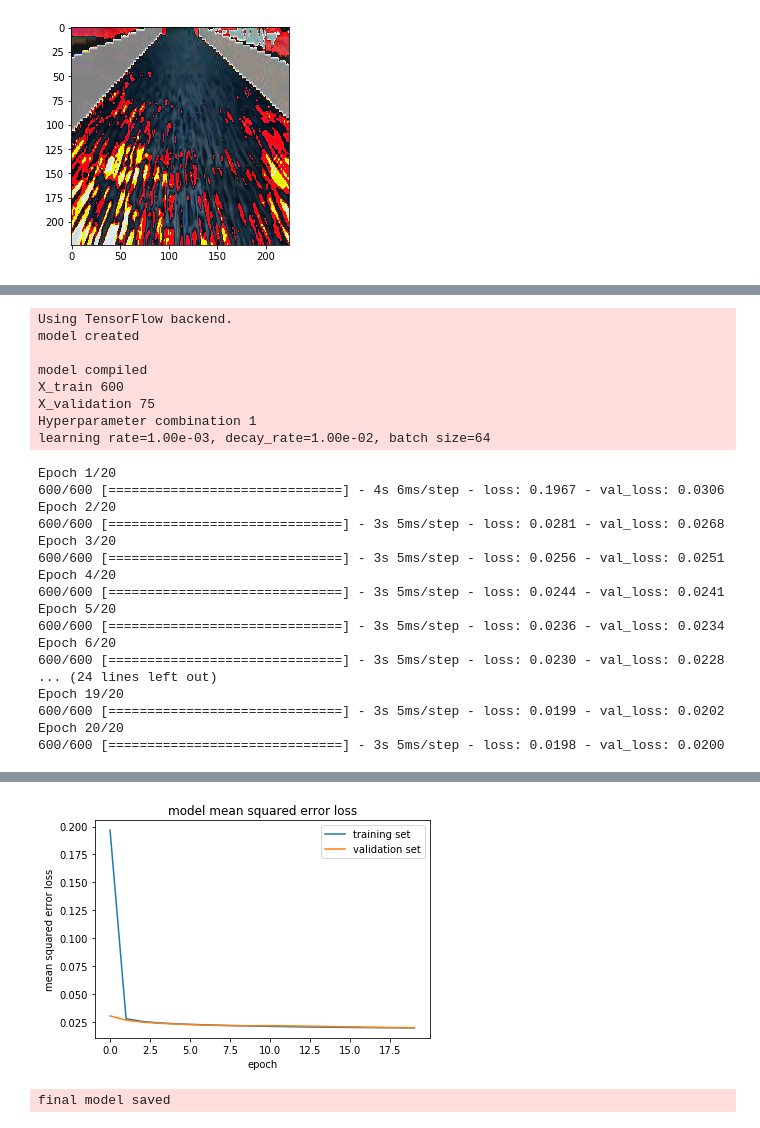
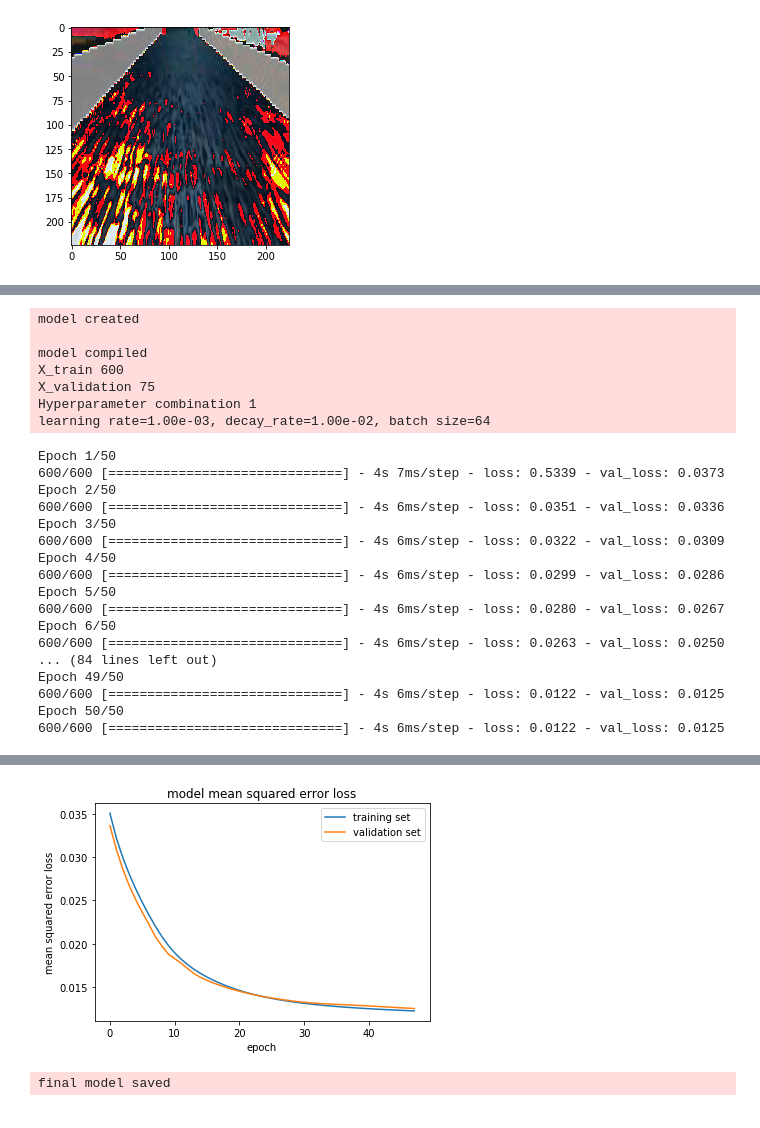
Before and after one commit to WangYuanMike/CarND-Behavioral-Cloning-P3, a Jupyter notebook: model.ipynb, the cells around one changed output, grey strips where cells are left out. Drawn from its saved outputs; the diff is of its cells as text; code cells hidden in the pictures.

```diff
--- a/model.ipynb
+++ b/model.ipynb
@@ -227,7 +227,7 @@ y_validation = np.load('bottleneck_labels_validation.npy')
 learning_rates = [1e-3]
 decay_rates = [1e-2]
 batch_sizes = [64]
-num_epoch = 20
+num_epoch = 50
 
 # model and history object of various hyperparameters combinations
 hyperparameter_dict = {}
@@ -237,8 +237,9 @@ best_model_history = None
 # Create NVIDIA model
 model = Sequential()
 model.add(Flatten(input_shape=X_train.shape[1:]))
-model.add(Dense(256))
-model.add(Dense(64))
+model.add(Dense(512))
+model.add(Dense(128))
+model.add(Dense(32))
 model.add(Dense(8))
 model.add(Dense(1))
 
@@ -293,8 +294,8 @@ for h in hyperparameter_dict:
                 .format(h[0][0], h[0][1], h[0][2], h[1][0], h[1][1]))
 
 # Visualize training loss and validation loss of best model
-plt.plot(best_model_history.history['loss'])
-plt.plot(best_model_history.history['val_loss'])
+plt.plot(best_model_history.history['loss'][1:-1])
+plt.plot(best_model_history.history['val_loss'][1:-1])
 plt.title('model mean squared error loss')
 plt.ylabel('mean squared error loss')
 plt.xlabel('epoch')
@@ -303,8 +304,8 @@ plt.show()
 
 # Prepare for creating final model
 preprocessing_model = Sequential()
-preprocessing_model.add(Cropping2D(cropping=((65, 25), (0,0)), input_shape=(160, 320, 3)))
-preprocessing_model.add(Lambda(lambda x: tf.image.resize_images(x, size=(224, 224))))
+#preprocessing_model.add(Cropping2D(cropping=((65, 25), (0,0)), input_shape=(160, 320, 3)))
+preprocessing_model.add(Lambda(lambda x: tf.image.resize_images(x, size=(224, 224)), input_shape=(160, 320, 3)))
 preprocessing_model.add(Lambda(lambda x: x / 255.0 - 0.5, input_shape=(224, 224, 3)))
 resnet_model = applications.resnet50.ResNet50(include_top=False, weights='imagenet')
 
@@ -319,7 +320,6 @@ final_model = Model(inputs=image, outputs=angle)
 final_model.save('model.h5')
 logger.info('final model saved')
 # %% [output]
-Using TensorFlow backend.
 model created
 
 model compiled
@@ -327,23 +327,23 @@ X_train 600
 X_validation 75
 Hyperparameter combination 1
 learning rate=1.00e-03, decay_rate=1.00e-02, batch size=64
-Epoch 1/20
-600/600 [==============================] - 4s 6ms/step - loss: 0.1967 - val_loss: 0.0306
-Epoch 2/20
-600/600 [==============================] - 3s 5ms/step - loss: 0.0281 - val_loss: 0.0268
-Epoch 3/20
-600/600 [==============================] - 3s 5ms/step - loss: 0.0256 - val_loss: 0.0251
-Epoch 4/20
-600/600 [==============================] - 3s 5ms/step - loss: 0.0244 - val_loss: 0.0241
-Epoch 5/20
-600/600 [==============================] - 3s 5ms/step - loss: 0.0236 - val_loss: 0.0234
-Epoch 6/20
-600/600 [==============================] - 3s 5ms/step - loss: 0.0230 - val_loss: 0.0228
-... (24 lines left out)
-Epoch 19/20
-600/600 [==============================] - 3s 5ms/step - loss: 0.0199 - val_loss: 0.0202
-Epoch 20/20
-600/600 [==============================] - 3s 5ms/step - loss: 0.0198 - val_loss: 0.0200
+Epoch 1/50
+600/600 [==============================] - 4s 7ms/step - loss: 0.5339 - val_loss: 0.0373
+Epoch 2/50
+600/600 [==============================] - 4s 6ms/step - loss: 0.0351 - val_loss: 0.0336
+Epoch 3/50
+600/600 [==============================] - 4s 6ms/step - loss: 0.0322 - val_loss: 0.0309
+Epoch 4/50
+600/600 [==============================] - 4s 6ms/step - loss: 0.0299 - val_loss: 0.0286
+Epoch 5/50
+600/600 [==============================] - 4s 6ms/step - loss: 0.0280 - val_loss: 0.0267
+Epoch 6/50
+600/600 [==============================] - 4s 6ms/step - loss: 0.0263 - val_loss: 0.0250
+... (84 lines left out)
+Epoch 49/50
+600/600 [==============================] - 4s 6ms/step - loss: 0.0122 - val_loss: 0.0125
+Epoch 50/50
+600/600 [==============================] - 4s 6ms/step - loss: 0.0122 - val_loss: 0.0125
 model trained
 Best model so far. Model saved.
 
@@ -352,2 +352,2 @@ learning rate=1.00e-03, decay_rate=1.00e-02, batch size=64, train loss=0.020, va
-[figure, old version]
+[figure, new version]
 final model saved
```
Also changed, not shown: parts of 2 cells of this notebook.
